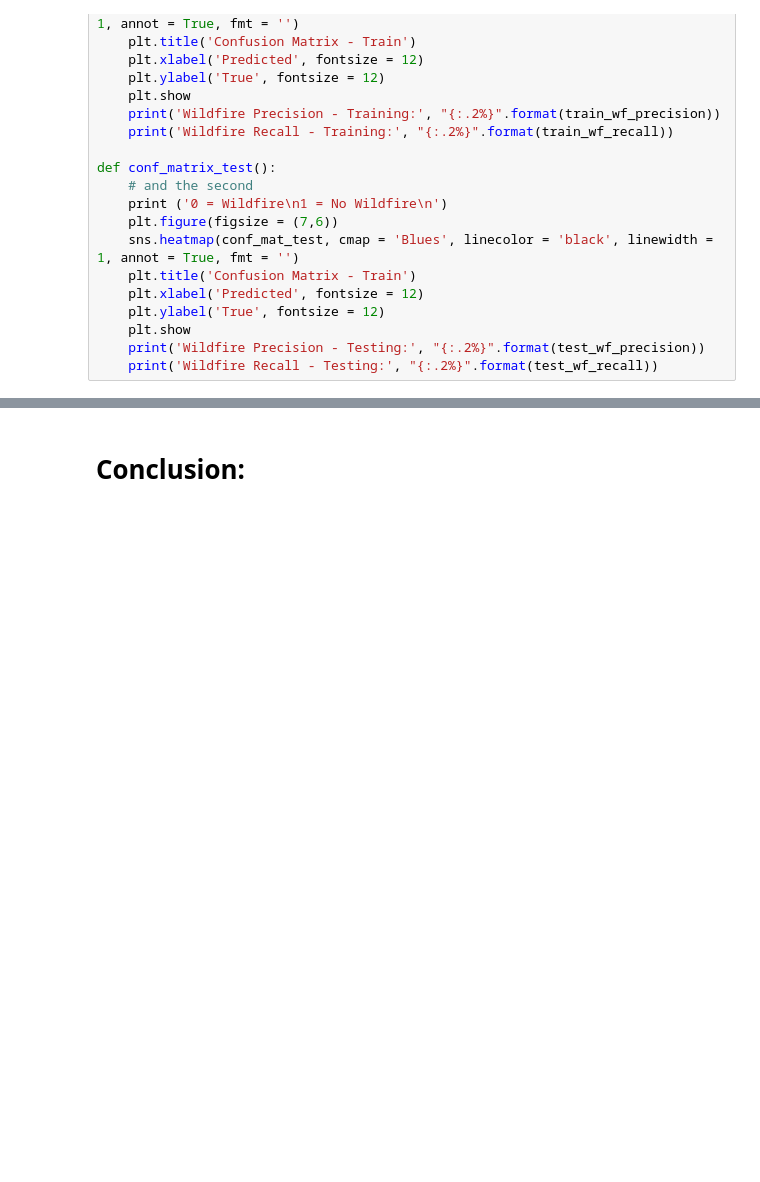
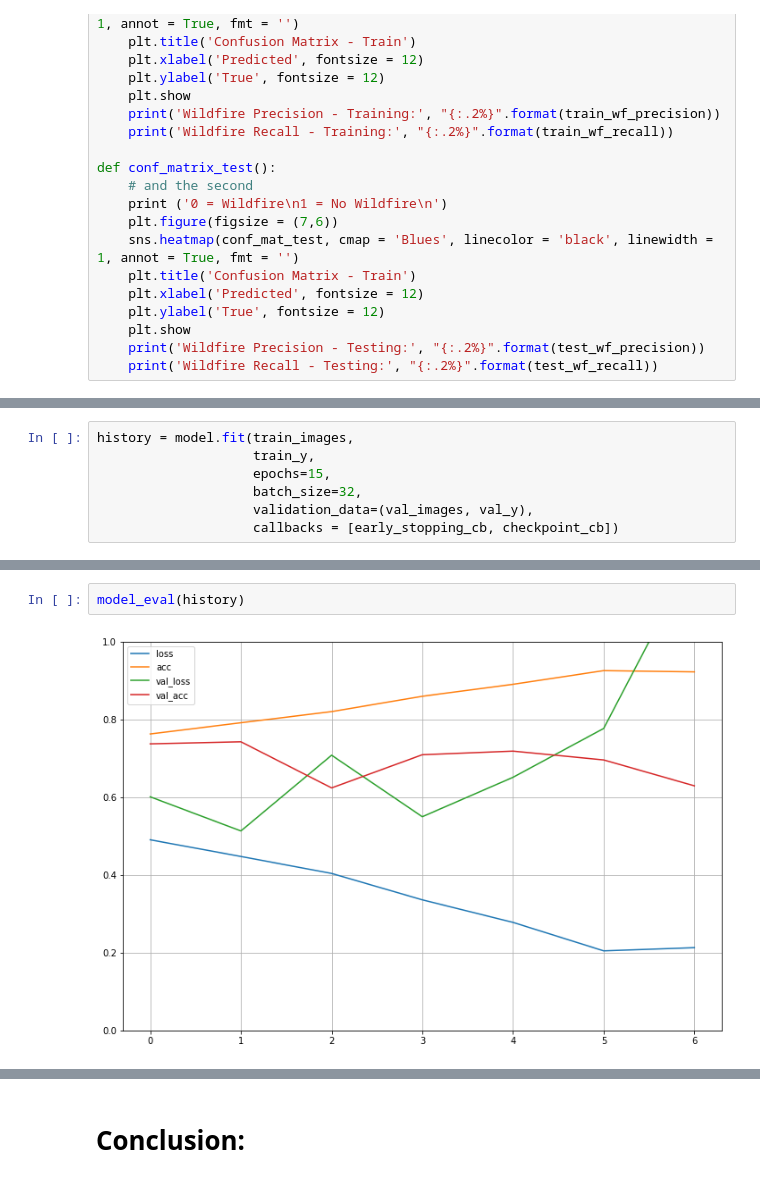
Before and after one commit to thomaskbrown18/wildfire_predictions, a Jupyter notebook: pc_cnn.ipynb, the cells around one changed output, grey strips where cells are left out. Saved outputs shown, nothing was run; the diff lists cells and outputs as text; blank space fills up the shorter version.

```diff
--- a/pc_cnn.ipynb
+++ b/pc_cnn.ipynb
@@ -450,0 +456,7 @@ Wildfire Recall - Testing: 77.96%
+# %%
+history = model.fit(train_images,
+                    train_y,
+                    epochs=15,
+                    batch_size=32,
+                    validation_data=(val_images, val_y),
+                    callbacks = [early_stopping_cb, checkpoint_cb])
@@ -450,0 +478,4 @@ Wildfire Recall - Testing: 77.96%
+# %%
+model_eval(history)
+# %% [output]
+[figure, added]
```
Also changed, not shown: parts of 17 cells of this notebook, 1 other file.
